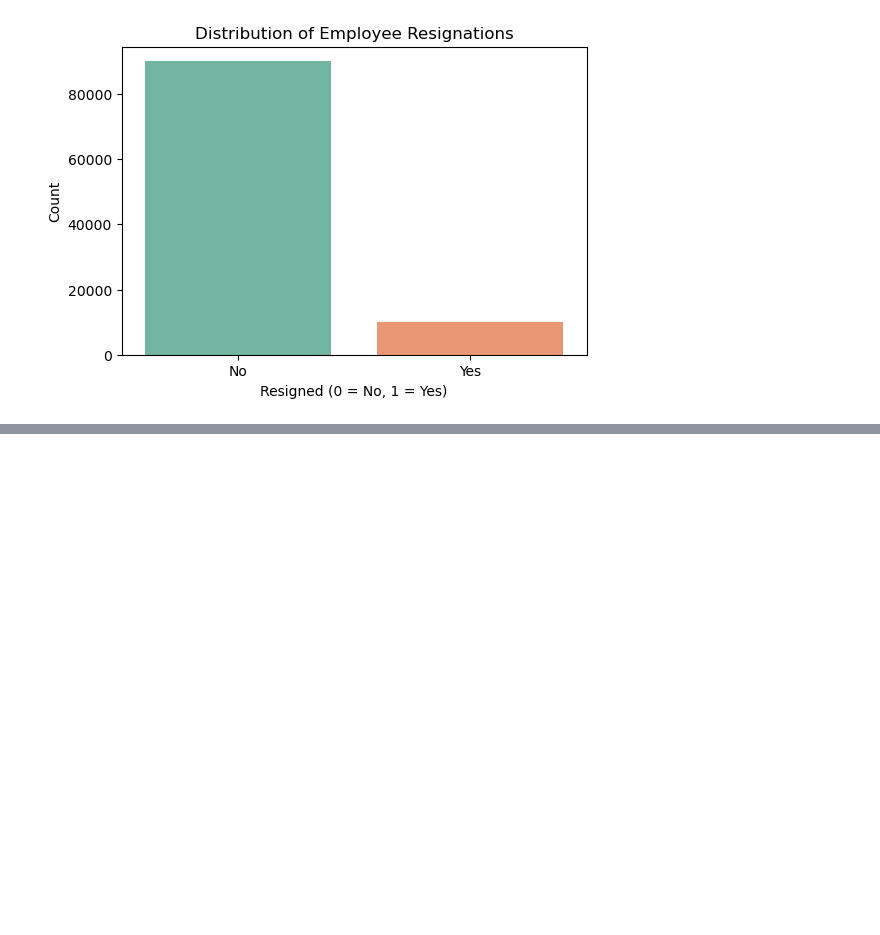
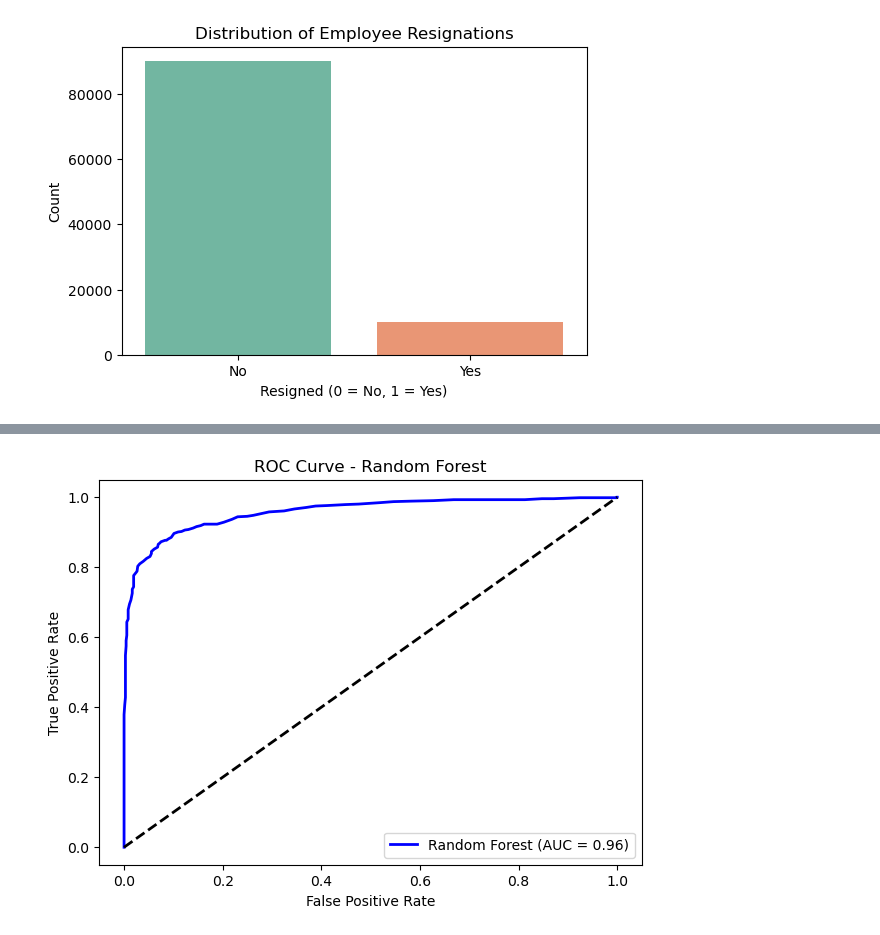
Before and after one commit to YUVASHRI-25/employee_resign, a Jupyter notebook: code.ipynb, the cells around one changed output, grey strips where cells are left out. Drawn from its saved outputs; the diff is of its cells as text; code cells hidden in the pictures; blank space fills up the shorter version.

```diff
--- a/code.ipynb
+++ b/code.ipynb
@@ -162,0 +287,16 @@ dtype: int64
+# %%
+from sklearn.model_selection import train_test_split
+from sklearn.metrics import accuracy_score, f1_score, precision_score, recall_score
+from sklearn.linear_model import LogisticRegression
+from sklearn.tree import DecisionTreeClassifier
+from sklearn.ensemble import RandomForestClassifier, GradientBoostingClassifier, AdaBoostClassifier
+from sklearn.naive_bayes import GaussianNB
+from imblearn.over_sampling import SMOTE
+x_train, x_test, y_train, y_test = train_test_split(X_res, y_res, test_size=0.2, random_state=42)
+models = {
+    "Logistic Regression": LogisticRegression(max_iter=2000),  # increased iterations
+    "Decision Tree": DecisionTreeClassifier(),
+    "Random Forest": RandomForestClassifier(),
+    "Gradient Boosting": GradientBoostingClassifier(),
+    "AdaBoost": AdaBoostClassifier(),
+}
@@ -162,0 +343,16 @@ dtype: int64
+# %%
+import matplotlib.pyplot as plt
+from sklearn.metrics import roc_curve, auc
+y_prob = models["Random Forest"].predict_proba(x_test)[:, 1]
+fpr, tpr, _ = roc_curve(y_test, y_prob)
+roc_auc = auc(fpr, tpr)
+plt.figure(figsize=(7, 5))
+plt.plot(fpr, tpr, color='blue', lw=2, label=f"Random Forest (AUC = {roc_auc:.2f})")
+plt.plot([0, 1], [0, 1], 'k--', lw=2)
+plt.xlabel("False Positive Rate")
+plt.ylabel("True Positive Rate")
+plt.title("ROC Curve - Random Forest")
+plt.legend(loc="lower right")
+plt.show()
+# %% [output]
+[figure, added]
```
Also changed, not shown: parts of 18 cells of this notebook, 2 other files.
